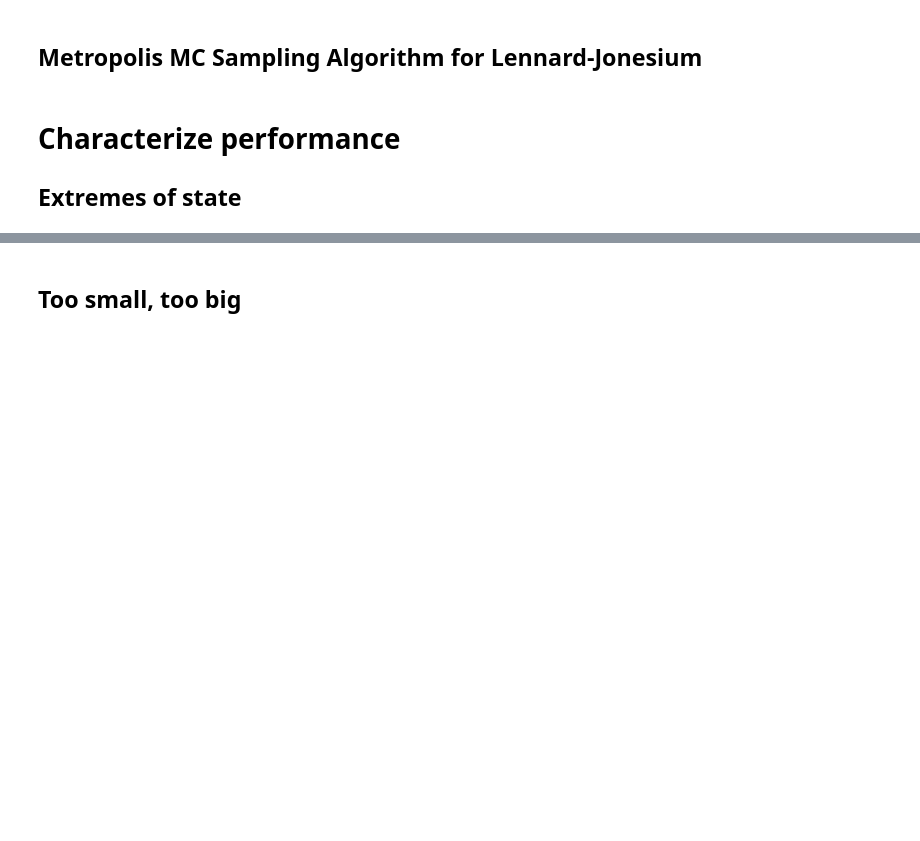
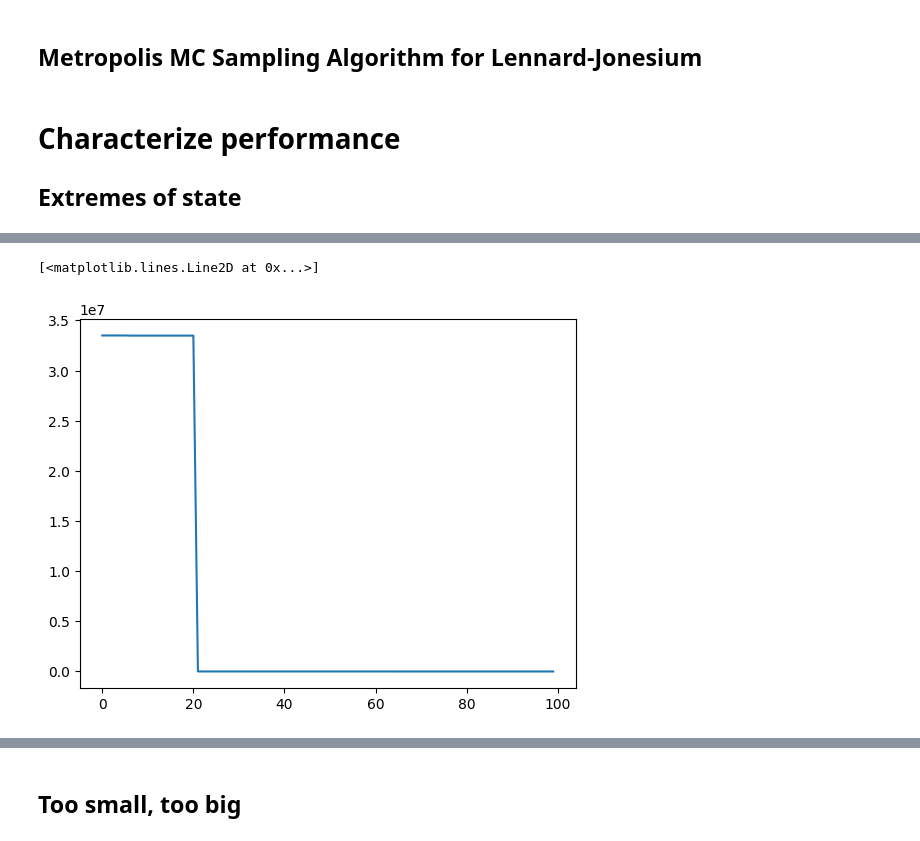
Before and after one commit to StephMcCallum/MSE563-SM, a Jupyter notebook: Project_1.ipynb, the cells around one changed output, grey strips where cells are left out. Cells and saved outputs as stored; diff of their text form; code cells hidden in the pictures; blank space fills up the shorter version.

```diff
--- a/Project_1.ipynb
+++ b/Project_1.ipynb
@@ -137,3 +162,8 @@ plt.plot(s.energies)
+# %%
+plt.plot(s.energies[:100])
+# %% [output]
+[<matplotlib.lines.Line2D at 0x...>]
+[figure, added]
 # %%
 import matplotlib.pyplot as plt
 s = simulation(N=6,L=4,T=0.5,steps=1000, seed = 2)
```
Also changed, not shown: parts of 3 cells of this notebook.
